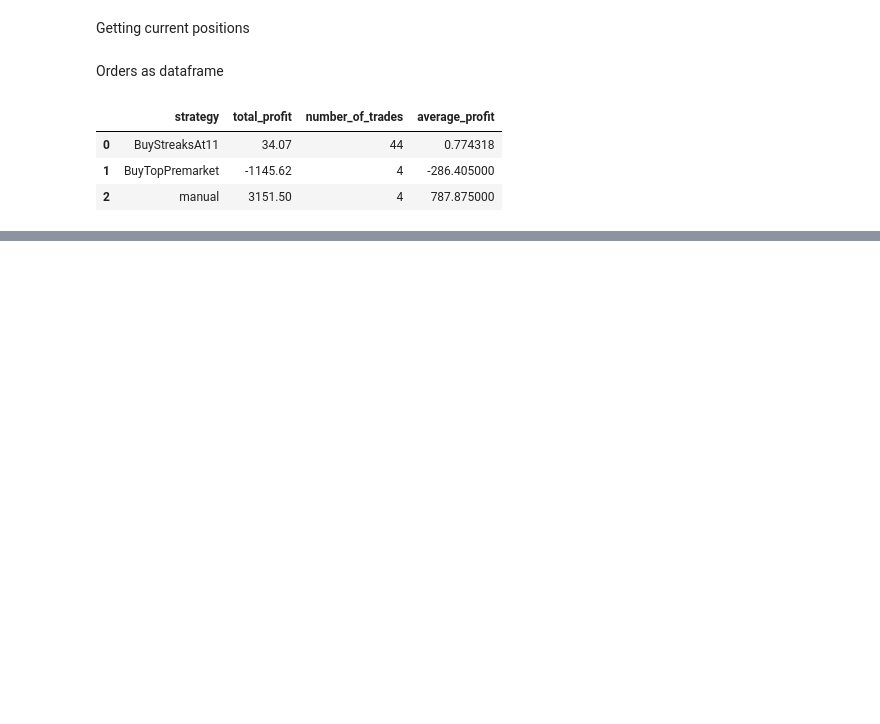
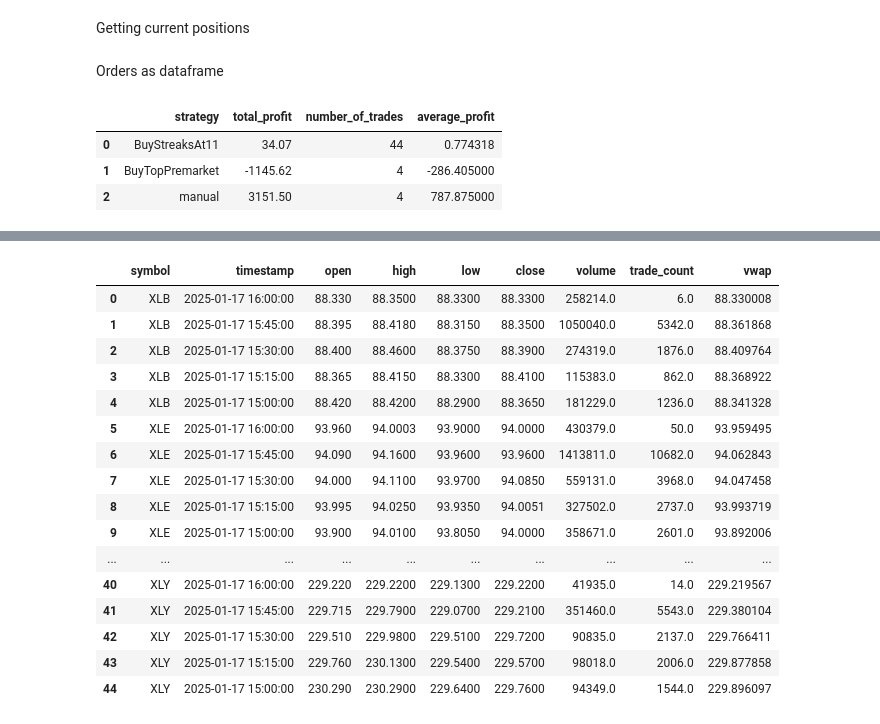
Before and after one commit to alexanu/alpaca_snippets, a Jupyter notebook: alpaca_plays.ipynb, the cells around one changed output, grey strips where cells are left out. Drawn from its saved outputs; the diff is of its cells as text; code cells hidden in the pictures; blank space fills up the shorter version.

```diff
--- a/alpaca_plays.ipynb
+++ b/alpaca_plays.ipynb
@@ -485,0 +950,4 @@ df
+# %%
+df_15min = alpaca.get_history(symbols=symbols,periods=5)
+df_15min
+# %% [output]
@@ -485,0 +956,17 @@ df
+|  | symbol | timestamp | open | high | low | close | volume | trade_count | vwap |
+| 0 | XLB | 2025-01-17 16:00:00 | 88.330 | 88.3500 | 88.3300 | 88.3300 | 258214.0 | 6.0 | 88.330008 |
+| 1 | XLB | 2025-01-17 15:45:00 | 88.395 | 88.4180 | 88.3150 | 88.3500 | 1050040.0 | 5342.0 | 88.361868 |
+| 2 | XLB | 2025-01-17 15:30:00 | 88.400 | 88.4600 | 88.3750 | 88.3900 | 274319.0 | 1876.0 | 88.409764 |
+| 3 | XLB | 2025-01-17 15:15:00 | 88.365 | 88.4150 | 88.3300 | 88.4100 | 115383.0 | 862.0 | 88.368922 |
+| 4 | XLB | 2025-01-17 15:00:00 | 88.420 | 88.4200 | 88.2900 | 88.3650 | 181229.0 | 1236.0 | 88.341328 |
+| 5 | XLE | 2025-01-17 16:00:00 | 93.960 | 94.0003 | 93.9000 | 94.0000 | 430379.0 | 50.0 | 93.959495 |
+| 6 | XLE | 2025-01-17 15:45:00 | 94.090 | 94.1600 | 93.9600 | 93.9600 | 1413811.0 | 10682.0 | 94.062843 |
+| 7 | XLE | 2025-01-17 15:30:00 | 94.000 | 94.1100 | 93.9700 | 94.0850 | 559131.0 | 3968.0 | 94.047458 |
+| 8 | XLE | 2025-01-17 15:15:00 | 93.995 | 94.0250 | 93.9350 | 94.0051 | 327502.0 | 2737.0 | 93.993719 |
+| 9 | XLE | 2025-01-17 15:00:00 | 93.900 | 94.0100 | 93.8050 | 94.0000 | 358671.0 | 2601.0 | 93.892006 |
+| ... | ... | ... | ... | ... | ... | ... | ... | ... | ... |
+| 40 | XLY | 2025-01-17 16:00:00 | 229.220 | 229.2200 | 229.1300 | 229.2200 | 41935.0 | 14.0 | 229.219567 |
+| 41 | XLY | 2025-01-17 15:45:00 | 229.715 | 229.7900 | 229.0700 | 229.2100 | 351460.0 | 5543.0 | 229.380104 |
+| 42 | XLY | 2025-01-17 15:30:00 | 229.510 | 229.9800 | 229.5100 | 229.7200 | 90835.0 | 2137.0 | 229.766411 |
+| 43 | XLY | 2025-01-17 15:15:00 | 229.760 | 230.1300 | 229.5400 | 229.5700 | 98018.0 | 2006.0 | 229.877858 |
+| 44 | XLY | 2025-01-17 15:00:00 | 230.290 | 230.2900 | 229.6400 | 229.7600 | 94349.0 | 1544.0 | 229.896097 |
```
Also changed, not shown: parts of 123 cells of this notebook, 29 other files.
